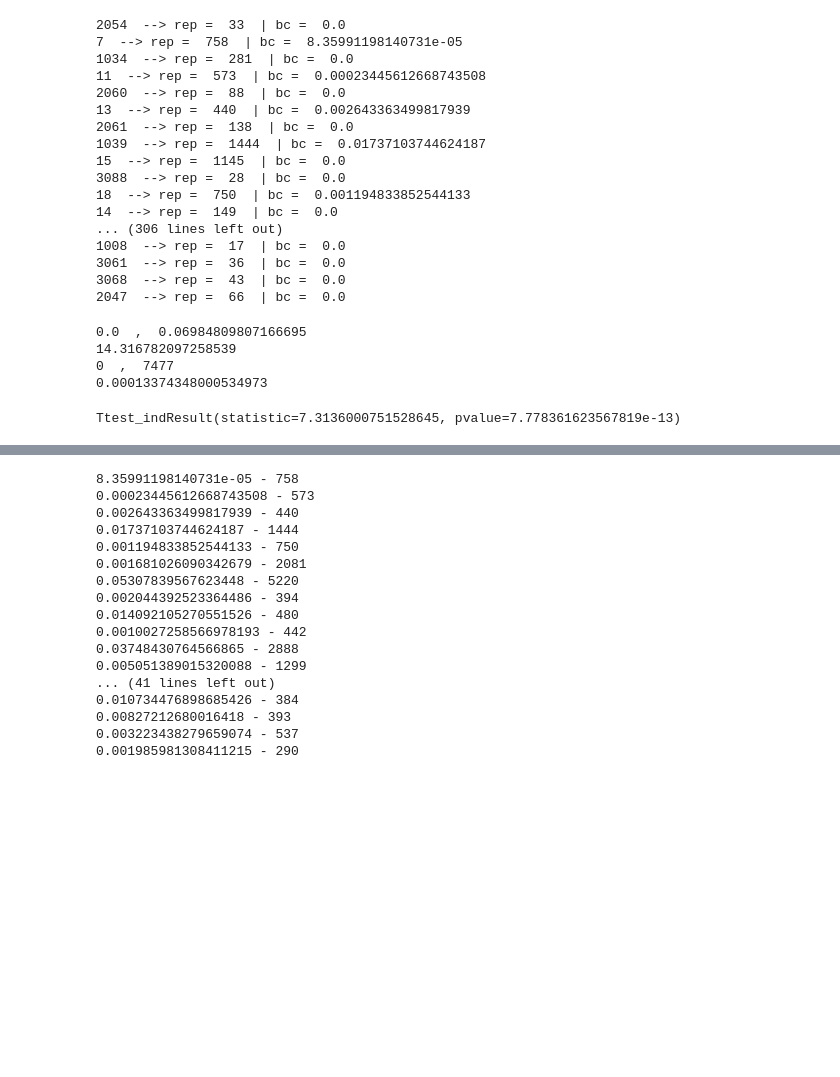
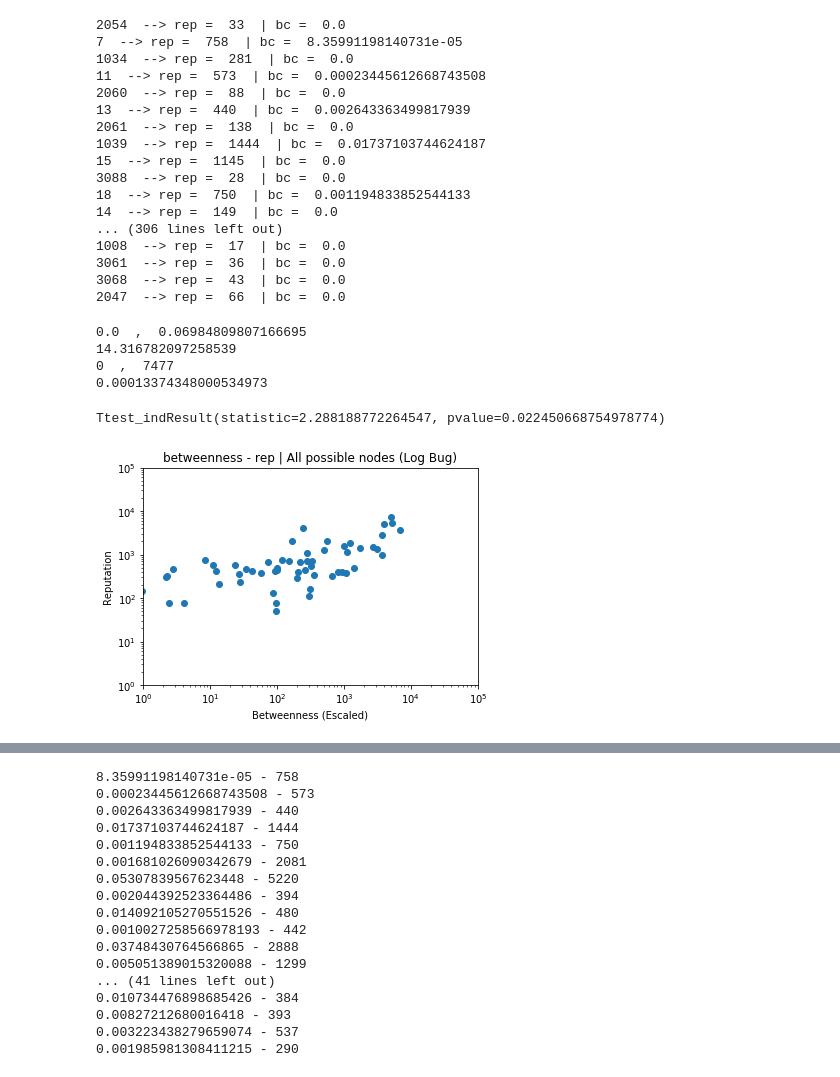
Before and after one commit to Jean-Low/StackERedes, a Jupyter notebook: Projeto.ipynb, the cells around one changed output, grey strips where cells are left out. Saved outputs shown, nothing was run; the diff lists cells and outputs as text; code cells hidden in the pictures; blank space fills up the shorter version.

```diff
--- a/Projeto.ipynb
+++ b/Projeto.ipynb
@@ -322,14 +324,28 @@ for i in range(len(idlist)):
 3061  --> rep =  36  | bc =  0.0
 3068  --> rep =  43  | bc =  0.0
 2047  --> rep =  66  | bc =  0.0
-# %%
-normalbc = normalize_list(bclist)
-replist = normalize_list(replist)
-
-stats.ttest_ind(replist,bclist)
-# %% [output]
-0.0  ,  0.06984809807166695
-14.316782097258539
-0  ,  7477
-0.00013374348000534973
-Ttest_indResult(statistic=7.3136000751528645, pvalue=7.778361623567819e-13)
+# %%
+#Ttest betweenness and rep with all nodes possible
+normalbc = normalize_list(bclist)
+nreplist = normalize_list(replist)
+
+stats.ttest_ind(nreplist,normalbc)
+# %% [output]
+0.0  ,  0.06984809807166695
+14.316782097258539
+0  ,  7477
+0.00013374348000534973
+Ttest_indResult(statistic=2.288188772264547, pvalue=0.022450668754978774)
+# %%
+
+plt.axis([1,100000,1,100000])
+ax = plt.gca()
+ax.scatter([x * 100000 for x in bclist],replist) #Scalling small values seens more trustworth than my normalize function.
+ax.set_yscale('log')
+ax.set_xscale('log')
+plt.title("betweenness - rep | All possible nodes (Log Bug)")
+plt.xlabel("Betweenness (Escaled)")
+plt.ylabel("Reputation")
+plt.show()
+# %% [output]
+[figure, added]
```
Also changed, not shown: parts of 12 cells of this notebook.
